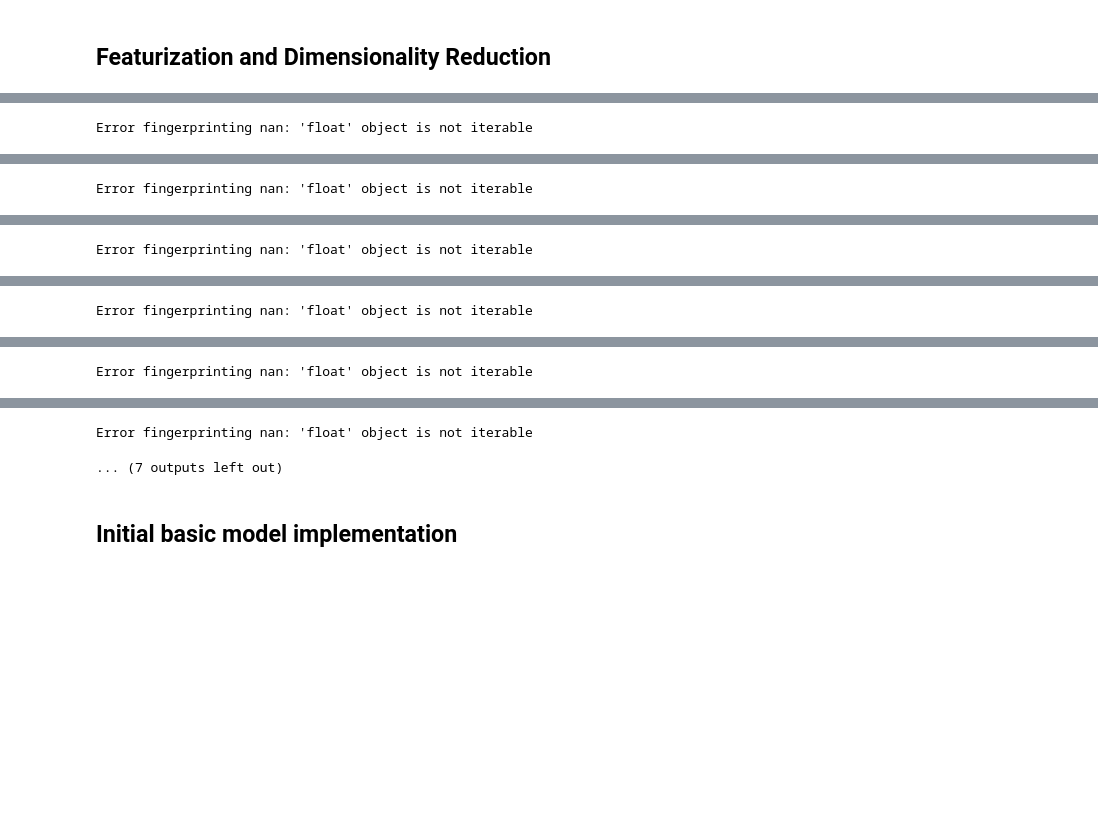
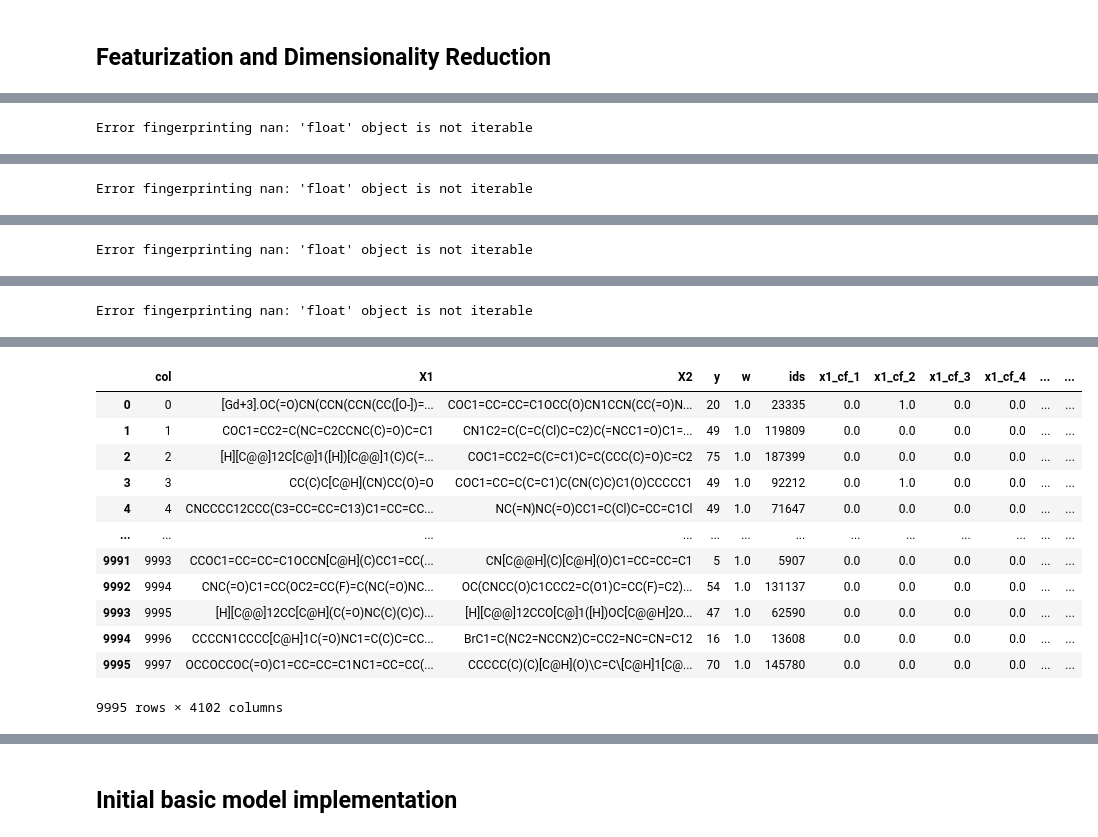
Before and after one commit to drewcark/DS5500-drug-discovery, a Jupyter notebook: Model Implementation/DDI.ipynb, the cells around one changed output, grey strips where cells are left out. Drawn from its saved outputs; the diff is of its cells as text; code cells hidden in the pictures; blank space fills up the shorter version.

```diff
--- a/Model Implementation/DDI.ipynb
+++ b/Model Implementation/DDI.ipynb
@@ -167,6 +167,7 @@ df_example_x2_cf['col'] = df_example_cf['col']
 
 df_example = df_example.merge(df_example_x1_cf, on="col")
 df_example = df_example.merge(df_example_x2_cf, on="col")
+df_example.dropna(inplace=True)
 
 df_example
 # %% [output]
@@ -262 +263,13 @@ Error fingerprinting nan: 'float' object is not iterable
+|  | col | X1 | X2 | y | w | ids | x1_cf_1 | x1_cf_2 | x1_cf_3 | x1_cf_4 | ... | ... |
+| 0 | 0 | [Gd+3].OC(=O)CN(CCN(CCN(CC([O-])=... | COC1=CC=CC=C1OCC(O)CN1CCN(CC(=O)N... | 20 | 1.0 | 23335 | 0.0 | 1.0 | 0.0 | 0.0 | ... | ... |
+| 1 | 1 | COC1=CC2=C(NC=C2CCNC(C)=O)C=C1 | CN1C2=C(C=C(Cl)C=C2)C(=NCC1=O)C1=... | 49 | 1.0 | 119809 | 0.0 | 0.0 | 0.0 | 0.0 | ... | ... |
+| 2 | 2 | [H][C@@]12C[C@]1([H])[C@@]1(C)C(=... | COC1=CC2=C(C=C1)C=C(CCC(C)=O)C=C2 | 75 | 1.0 | 187399 | 0.0 | 0.0 | 0.0 | 0.0 | ... | ... |
+| 3 | 3 | CC(C)C[C@H](CN)CC(O)=O | COC1=CC=C(C=C1)C(CN(C)C)C1(O)CCCCC1 | 49 | 1.0 | 92212 | 0.0 | 1.0 | 0.0 | 0.0 | ... | ... |
+| 4 | 4 | CNCCCC12CCC(C3=CC=CC=C13)C1=CC=CC... | NC(=N)NC(=O)CC1=C(Cl)C=CC=C1Cl | 49 | 1.0 | 71647 | 0.0 | 0.0 | 0.0 | 0.0 | ... | ... |
+| ... | ... | ... | ... | ... | ... | ... | ... | ... | ... | ... | ... | ... |
+| 9991 | 9993 | CCOC1=CC=CC=C1OCCN[C@H](C)CC1=CC(... | CN[C@@H](C)[C@H](O)C1=CC=CC=C1 | 5 | 1.0 | 5907 | 0.0 | 0.0 | 0.0 | 0.0 | ... | ... |
+| 9992 | 9994 | CNC(=O)C1=CC(OC2=CC(F)=C(NC(=O)NC... | OC(CNCC(O)C1CCC2=C(O1)C=CC(F)=C2)... | 54 | 1.0 | 131137 | 0.0 | 0.0 | 0.0 | 0.0 | ... | ... |
+| 9993 | 9995 | [H][C@@]12CC[C@H](C(=O)NC(C)(C)C)... | [H][C@@]12CCO[C@]1([H])OC[C@@H]2O... | 47 | 1.0 | 62590 | 0.0 | 0.0 | 0.0 | 0.0 | ... | ... |
+| 9994 | 9996 | CCCCN1CCCC[C@H]1C(=O)NC1=C(C)C=CC... | BrC1=C(NC2=NCCN2)C=CC2=NC=CN=C12 | 16 | 1.0 | 13608 | 0.0 | 0.0 | 0.0 | 0.0 | ... | ... |
+| 9995 | 9997 | OCCOCCOC(=O)C1=CC=CC=C1NC1=CC=CC(... | CCCCC(C)(C)[C@H](O)\C=C\[C@H]1[C@... | 70 | 1.0 | 145780 | 0.0 | 0.0 | 0.0 | 0.0 | ... | ... |
-Error fingerprinting nan: 'float' object is not iterable
+9995 rows × 4102 columns
@@ -280,5 +276,3 @@ Error fingerprinting nan: 'float' object is not iterable
-Error fingerprinting nan: 'float' object is not iterable
-... (7 outputs left out)
 # %%
 #Basic dimensionality reduction down to 100 components from 4096
 
```
Also changed, not shown: parts of 5 cells of this notebook.
